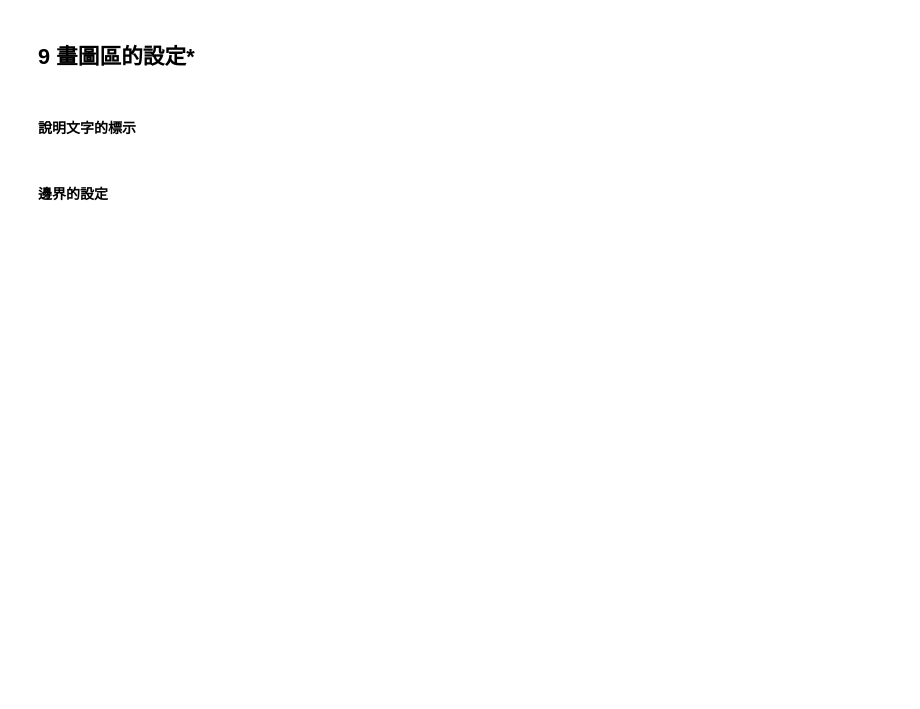
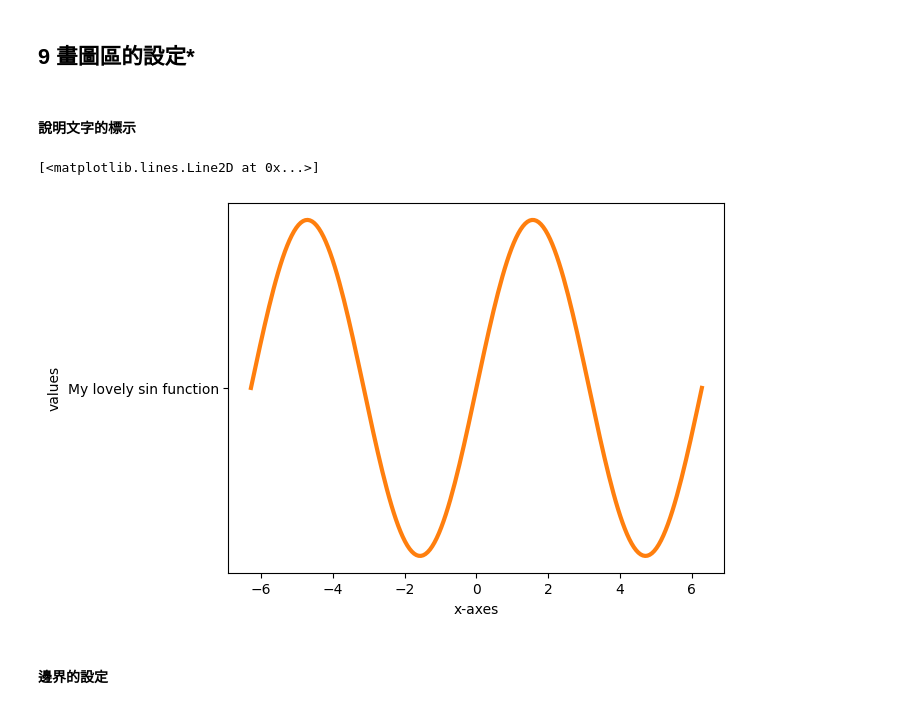
Before and after one commit to nelsonchchang/IMLP, a Jupyter notebook: Unit02/2.3.2_Matplotlib資料視覺化.ipynb, the cells around one changed output. Cells and saved outputs as stored; diff of their text form; code cells hidden in the pictures; blank space fills up the shorter version.

Commit message:
matplotlib - 6

```diff
--- a/Unit02/2.3.2_Matplotlib資料視覺化.ipynb
+++ b/Unit02/2.3.2_Matplotlib資料視覺化.ipynb
@@ -323,5 +323,16 @@ plt.barh(x, -b, fc='g', ec='none')
 ## 9 畫圖區的設定*
 # %% [markdown]
 #### 說明文字的標示
+# %%
+x = np.linspace(-2*np.pi, 2*np.pi, 200)
+y = np.sin(x)
+# %%
+plt.plot("My lovely sin function")
+plt.xlabel("x-axes")
+plt.ylabel("values")
+plt.plot(x, y, lw=3)
+# %% [output]
+[<matplotlib.lines.Line2D at 0x...>]
+[figure, added]
 # %% [markdown]
 #### 邊界的設定
```
Also changed, not shown: parts of 11 cells of this notebook.
